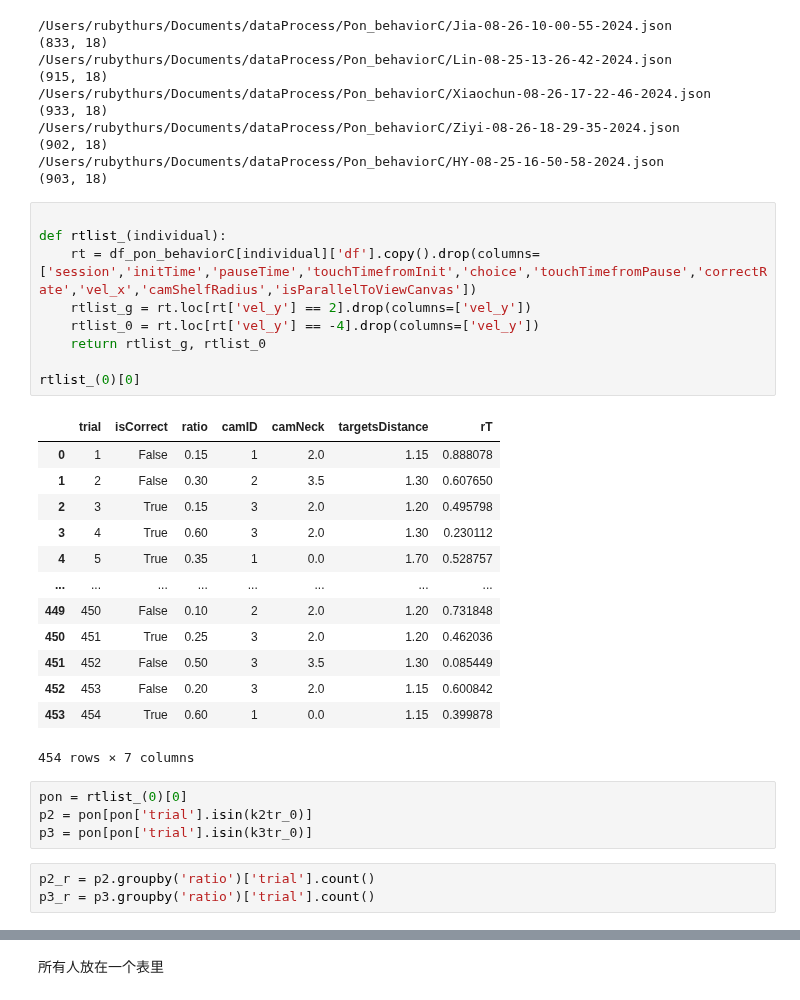
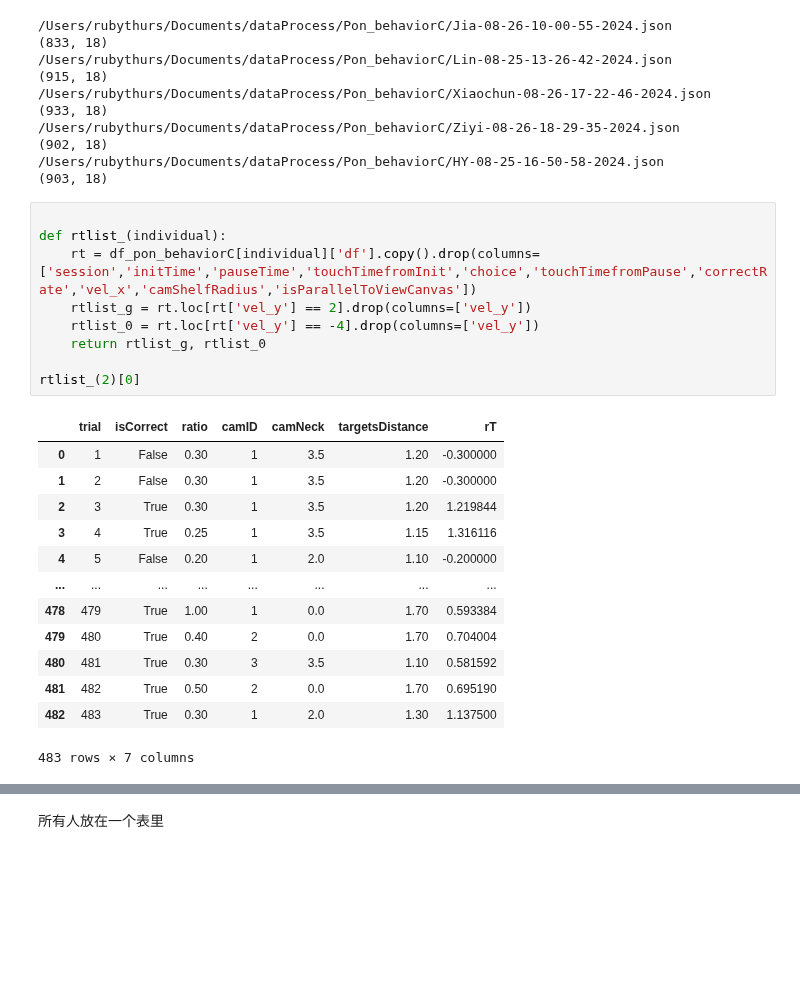
Before and after one commit to ZHTis/count, a Jupyter notebook: datacolin/datacolin.ipynb, the cells around one changed output, grey strips where cells are left out. Drawn from its saved outputs; the diff is of its cells as text; blank space fills up the shorter version.

```diff
--- a/datacolin/datacolin.ipynb
+++ b/datacolin/datacolin.ipynb
@@ -75,30 +64,23 @@ for i in range(0,len(df_pon_behaviorC)):
 # %%
 
 def rtlist_(individual):
     rt = df_pon_behaviorC[individual]['df'].copy().drop(columns=['session','initTime','pauseTime','touchTimefromInit','choice','touchTimefromPause','correctRate','vel_x','camShelfRadius','isParallelToViewCanvas'])
     rtlist_g = rt.loc[rt['vel_y'] == 2].drop(columns=['vel_y'])
     rtlist_0 = rt.loc[rt['vel_y'] == -4].drop(columns=['vel_y'])
     return rtlist_g, rtlist_0
 
-rtlist_(0)[0]
+rtlist_(2)[0]
 # %% [output]
 |  | trial | isCorrect | ratio | camID | camNeck | targetsDistance | rT |
-| 0 | 1 | False | 0.15 | 1 | 2.0 | 1.15 | 0.888078 |
-| 1 | 2 | False | 0.30 | 2 | 3.5 | 1.30 | 0.607650 |
-| 2 | 3 | True | 0.15 | 3 | 2.0 | 1.20 | 0.495798 |
-| 3 | 4 | True | 0.60 | 3 | 2.0 | 1.30 | 0.230112 |
-| 4 | 5 | True | 0.35 | 1 | 0.0 | 1.70 | 0.528757 |
+| 0 | 1 | False | 0.30 | 1 | 3.5 | 1.20 | -0.300000 |
+| 1 | 2 | False | 0.30 | 1 | 3.5 | 1.20 | -0.300000 |
+| 2 | 3 | True | 0.30 | 1 | 3.5 | 1.20 | 1.219844 |
+| 3 | 4 | True | 0.25 | 1 | 3.5 | 1.15 | 1.316116 |
+| 4 | 5 | False | 0.20 | 1 | 2.0 | 1.10 | -0.200000 |
 | ... | ... | ... | ... | ... | ... | ... | ... |
-| 449 | 450 | False | 0.10 | 2 | 2.0 | 1.20 | 0.731848 |
-| 450 | 451 | True | 0.25 | 3 | 2.0 | 1.20 | 0.462036 |
-| 451 | 452 | False | 0.50 | 3 | 3.5 | 1.30 | 0.085449 |
-| 452 | 453 | False | 0.20 | 3 | 2.0 | 1.15 | 0.600842 |
-| 453 | 454 | True | 0.60 | 1 | 0.0 | 1.15 | 0.399878 |
+| 478 | 479 | True | 1.00 | 1 | 0.0 | 1.70 | 0.593384 |
+| 479 | 480 | True | 0.40 | 2 | 0.0 | 1.70 | 0.704004 |
+| 480 | 481 | True | 0.30 | 3 | 3.5 | 1.10 | 0.581592 |
+| 481 | 482 | True | 0.50 | 2 | 0.0 | 1.70 | 0.695190 |
+| 482 | 483 | True | 0.30 | 1 | 2.0 | 1.30 | 1.137500 |
-454 rows × 7 columns
+483 rows × 7 columns
-# %%
-pon = rtlist_(0)[0]
-p2 = pon[pon['trial'].isin(k2tr_0)]
-p3 = pon[pon['trial'].isin(k3tr_0)]
-# %%
-p2_r = p2.groupby('ratio')['trial'].count()
-p3_r = p3.groupby('ratio')['trial'].count()
```
Also changed, not shown: parts of 38 cells of this notebook, 2 other files.
